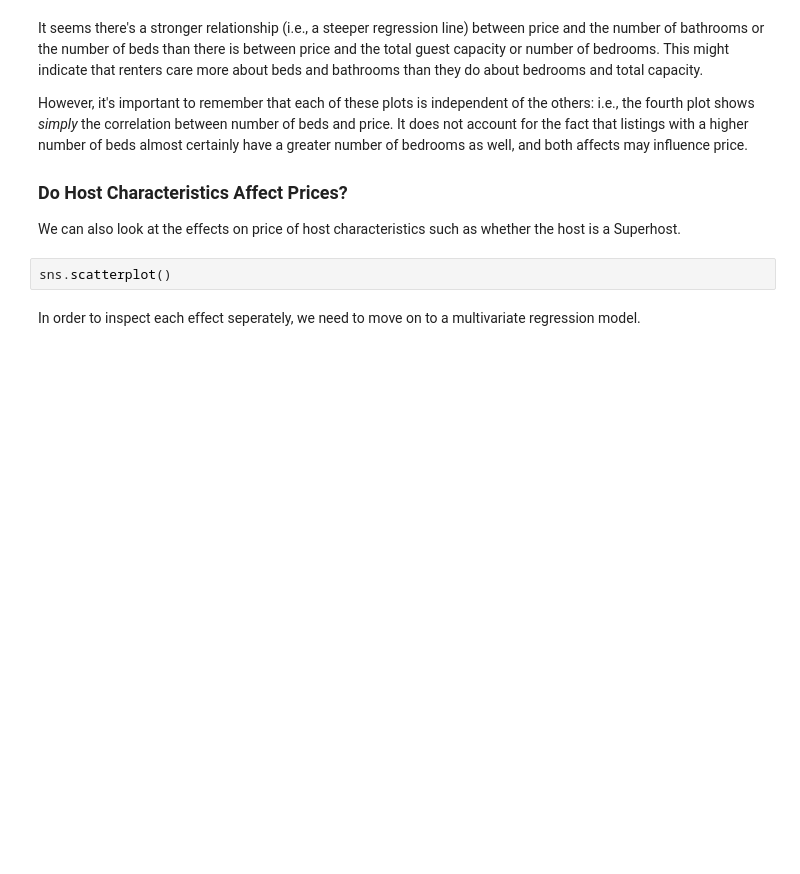
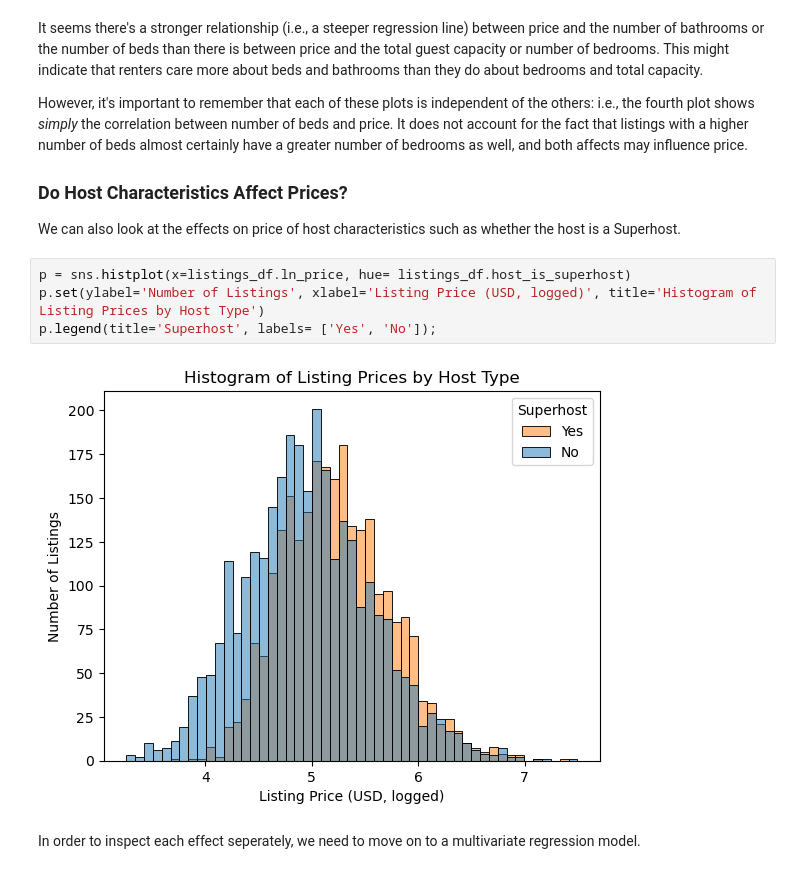
Before and after one commit to epistemetrica/udacity-blog-post-project, a Jupyter notebook: apw_airbnb_project.ipynb, the cells around one changed output. Drawn from its saved outputs; the diff is of its cells as text; blank space fills up the shorter version.

```diff
--- a/apw_airbnb_project.ipynb
+++ b/apw_airbnb_project.ipynb
@@ -552,8 +552,12 @@ However, it's important to remember that each of these plots is independent of t
 ### Do Host Characteristics Affect Prices?
 
 We can also look at the effects on price of host characteristics such as whether the host is a Superhost.
-# %%
-sns.scatterplot()
+# %%
+p = sns.histplot(x=listings_df.ln_price, hue= listings_df.host_is_superhost)
+p.set(ylabel='Number of Listings', xlabel='Listing Price (USD, logged)', title='Histogram of Listing Prices by Host Type')
+p.legend(title='Superhost', labels= ['Yes', 'No']);
+# %% [output]
+[figure, added]
 # %% [markdown]
 
 In order to inspect each effect seperately, we need to move on to a multivariate regression model.
```
Also changed, not shown: parts of 2 cells of this notebook.
